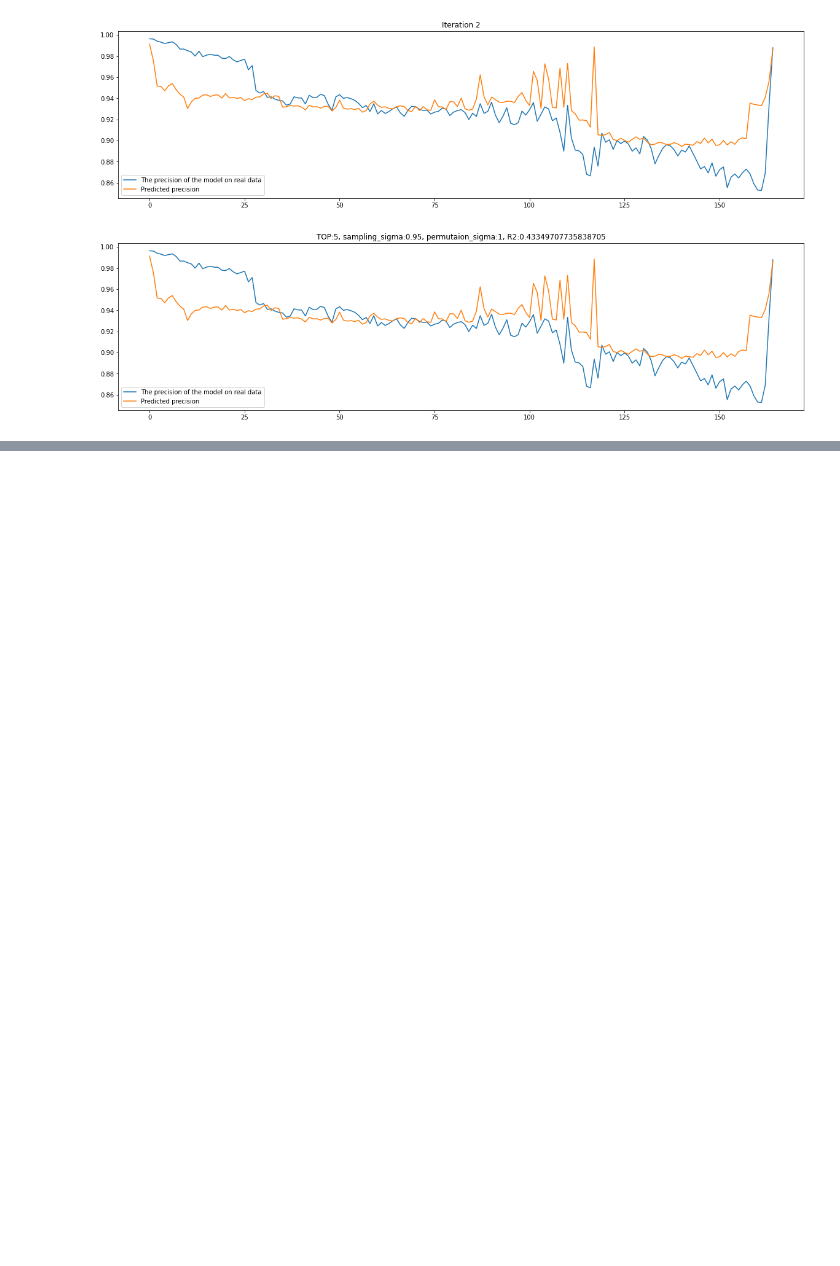
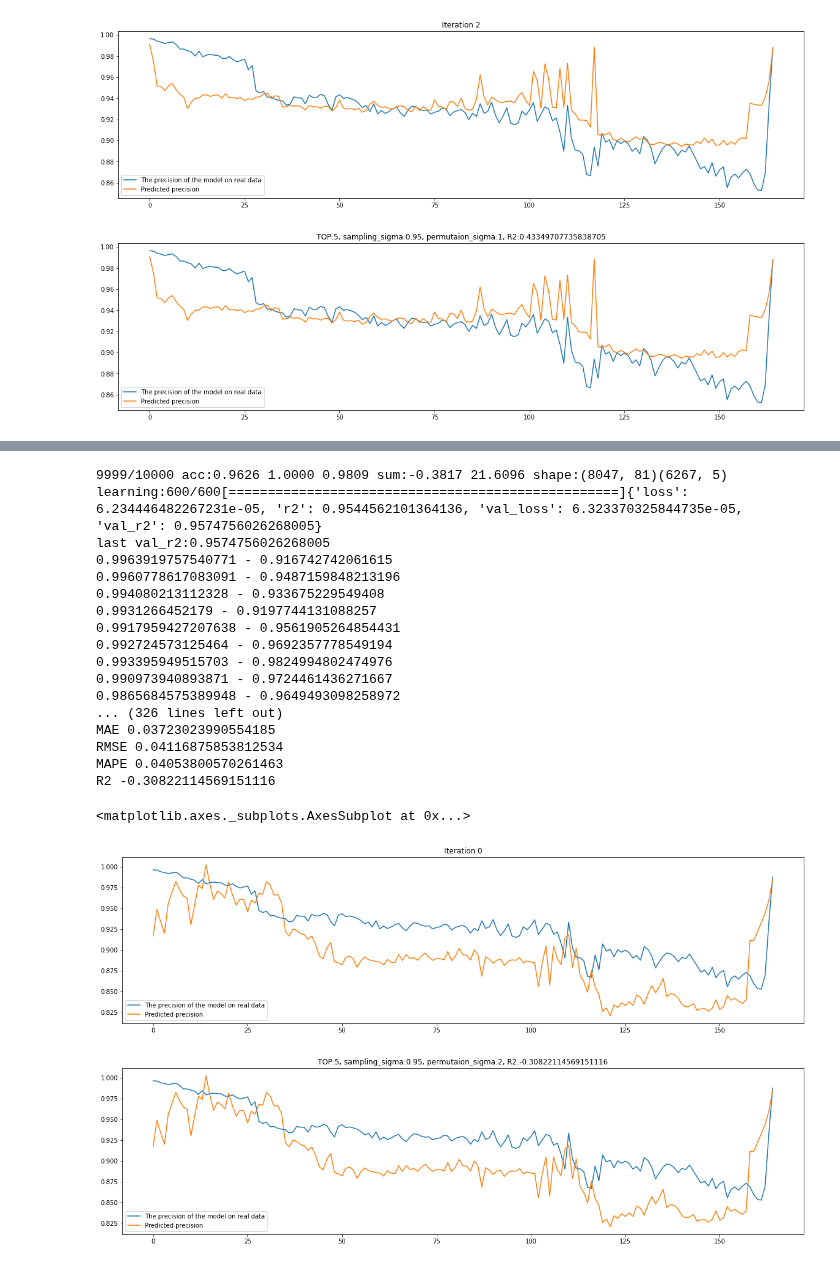
Before and after one commit to dolmani38/drift, a Jupyter notebook: Concept drift에 의한 모델의 성능 추정 방법_0612.ipynb, the cells around one changed output, grey strips where cells are left out. Cells and saved outputs as stored; diff of their text form; code cells hidden in the pictures; blank space fills up the shorter version.

```diff
--- a/Concept drift에 의한 모델의 성능 추정 방법_0612.ipynb
+++ b/Concept drift에 의한 모델의 성능 추정 방법_0612.ipynb
@@ -943,21 +965,42 @@ df2.plot(title=f'TOP:{TOP}, sampling_sigma:{sampling_sigma}, permutaion_sigma:{p
 # %%
 
 TOP = 5
 sampling_sigma=0.95
 permutaion_sigma=2
 
 itc = getImportanceColumnNameTop(prefix="",top=TOP)
 top_list = getImportanceIndexTop(top=TOP)
 metric_a,metric_b,metric_c,drift_data_ks_stats,drift_data_ks_pvals,drift_data_ks_stats_diff,drift_data_ks_pvals_diff,length = drift_sampling2(ML[2010].predict,sampling_sigma=sampling_sigma,permutaion_sigma=permutaion_sigma,epoch = 10000,toplist=top_list)
 
 trainset = pd.DataFrame(drift_data_ks_stats*drift_data_ks_pvals_diff,columns=COLUMNS)
 dx = trainset[itc]
 print(dx.shape)
 
-models = ensemble_train(ensemble_num=1, epochs=600)
+models = ensemble_train(ensemble_num=1, epochs=1000)
 df2 = predict_precision_for_PPM1(models)
 MAE,RMSE,MAPE,r_2 = result_statistics(df2)
 df2.plot(title=f'TOP:{TOP}, sampling_sigma:{sampling_sigma}, permutaion_sigma:{permutaion_sigma}, R2:{r_2}', figsize=(20,5))
+# %% [output]
+9999/10000 acc:0.9626 1.0000 0.9809 sum:-0.3817 21.6096 shape:(8047, 81)(6267, 5)
+learning:600/600[==================================================]{'loss': 6.234446482267231e-05, 'r2': 0.9544562101364136, 'val_loss': 6.323370325844735e-05, 'val_r2': 0.9574756026268005}
+last val_r2:0.9574756026268005
+0.9963919757540771 - 0.916742742061615
+0.9960778617083091 - 0.9487159848213196
+0.994080213112328 - 0.933675229549408
+0.9931266452179 - 0.9197744131088257
+0.9917959427207638 - 0.9561905264854431
+0.992724573125464 - 0.9692357778549194
+0.993395949515703 - 0.9824994802474976
+0.990973940893871 - 0.9724461436271667
+0.9865684575389948 - 0.9649493098258972
+... (326 lines left out)
+MAE 0.03723023990554185
+RMSE 0.04116875853812534
+MAPE 0.04053800570261463
+R2 -0.30822114569151116
+<matplotlib.axes._subplots.AxesSubplot at 0x...>
+[figure, added]
+[figure, added]
 # %%
 
 TOP = 5
```
Also changed, not shown: parts of 5 cells of this notebook.
